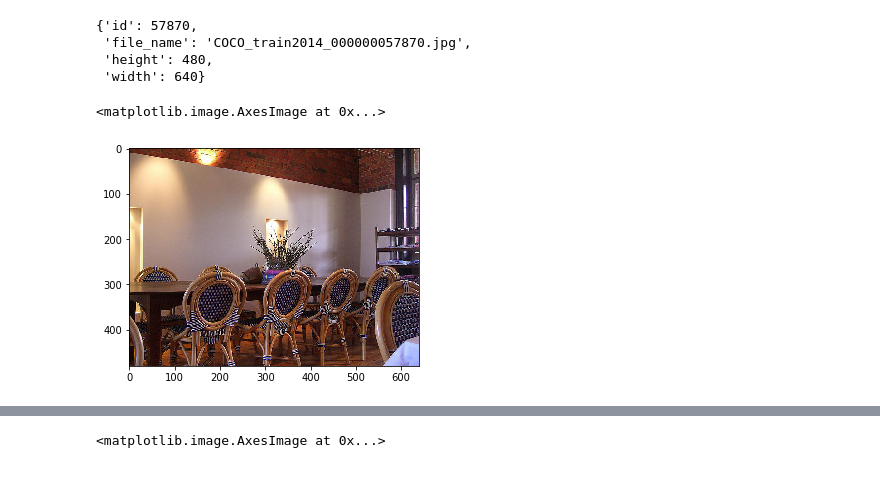
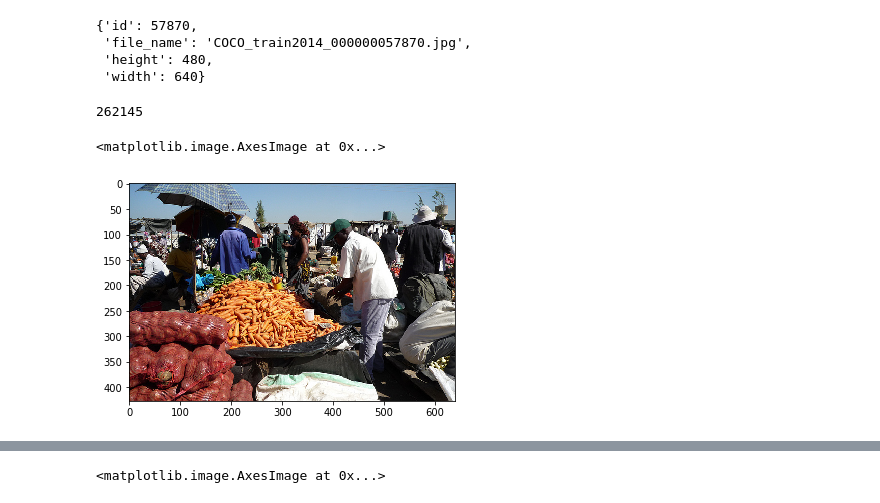
Before and after one commit to anhtu293/semantic-segmentation, a Jupyter notebook: Unet/coco.ipynb, the cells around one changed output, grey strips where cells are left out. Cells and saved outputs as stored; diff of their text form; code cells hidden in the pictures.

```diff
--- a/Unet/coco.ipynb
+++ b/Unet/coco.ipynb
@@ -51,8 +51,11 @@ image
 import skimage.io as io
 import matplotlib.pyplot as plt
 # %%
-img = io.imread("../train2014/{}".format(image["file_name"]))
+print(imgIDs[0])
+image = coco.loadImgs([imgIDs[0]])
+img = io.imread("../train2014/{}".format(image[0]["file_name"]))
 plt.imshow(img)
 # %% [output]
-<matplotlib.image.AxesImage at 0x...>
+262145
+<matplotlib.image.AxesImage at 0x...>
-[figure, old version]
+[figure, new version]
```
Also changed, not shown: parts of 6 cells of this notebook, 4 other files.
